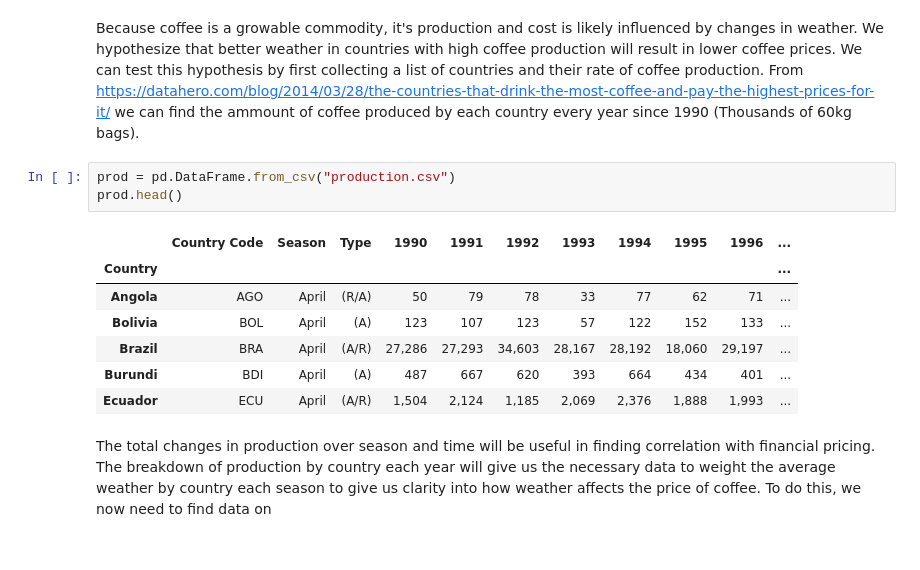
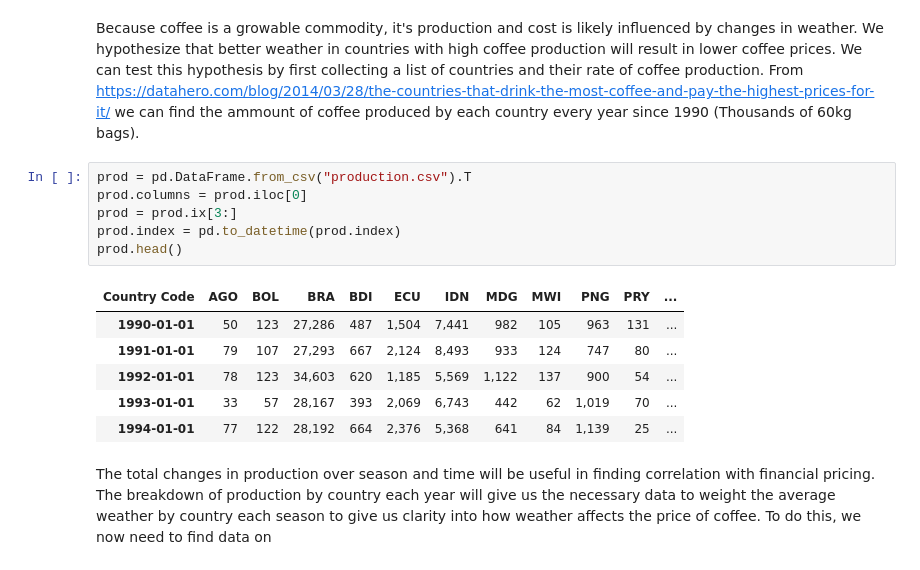
Before and after one commit to janezchen/coffee, a Jupyter notebook: coffee_weather.ipynb, the cells around one changed output. Drawn from its saved outputs; the diff is of its cells as text.

```diff
--- a/coffee_weather.ipynb
+++ b/coffee_weather.ipynb
@@ -98,16 +98,18 @@ resources:
 # %% [markdown]
 Because coffee is a growable commodity, it's production and cost is likely influenced by changes in weather. We hypothesize that better weather in countries with high coffee production will result in lower coffee prices. We can test this hypothesis by first collecting a list of countries and their rate of coffee production. From https://datahero.com/blog/2014/03/28/the-countries-that-drink-the-most-coffee-and-pay-the-highest-prices-for-it/ we can find the ammount of coffee produced by each country every year since 1990 (Thousands of 60kg bags).
 # %%
-prod = pd.DataFrame.from_csv("production.csv")
+prod = pd.DataFrame.from_csv("production.csv").T
+prod.columns = prod.iloc[0]
+prod = prod.ix[3:]
+prod.index = pd.to_datetime(prod.index)
 prod.head()
 # %% [output]
-|  | Country Code | Season | Type | 1990 | 1991 | 1992 | 1993 | 1994 | 1995 | 1996 | ... |
-| Country |  |  |  |  |  |  |  |  |  |  | ... |
-| Angola | AGO | April | (R/A) | 50 | 79 | 78 | 33 | 77 | 62 | 71 | ... |
-| Bolivia | BOL | April | (A) | 123 | 107 | 123 | 57 | 122 | 152 | 133 | ... |
-| Brazil | BRA | April | (A/R) | 27,286 | 27,293 | 34,603 | 28,167 | 28,192 | 18,060 | 29,197 | ... |
-| Burundi | BDI | April | (A) | 487 | 667 | 620 | 393 | 664 | 434 | 401 | ... |
-| Ecuador | ECU | April | (A/R) | 1,504 | 2,124 | 1,185 | 2,069 | 2,376 | 1,888 | 1,993 | ... |
+| Country Code | AGO | BOL | BRA | BDI | ECU | IDN | MDG | MWI | PNG | PRY | ... |
+| 1990-01-01 | 50 | 123 | 27,286 | 487 | 1,504 | 7,441 | 982 | 105 | 963 | 131 | ... |
+| 1991-01-01 | 79 | 107 | 27,293 | 667 | 2,124 | 8,493 | 933 | 124 | 747 | 80 | ... |
+| 1992-01-01 | 78 | 123 | 34,603 | 620 | 1,185 | 5,569 | 1,122 | 137 | 900 | 54 | ... |
+| 1993-01-01 | 33 | 57 | 28,167 | 393 | 2,069 | 6,743 | 442 | 62 | 1,019 | 70 | ... |
+| 1994-01-01 | 77 | 122 | 28,192 | 664 | 2,376 | 5,368 | 641 | 84 | 1,139 | 25 | ... |
 # %% [markdown]
 The total changes in production over season and time will be useful in finding correlation with financial pricing. The breakdown of production by country each year will give us the necessary data to weight the average weather by country each season to give us clarity into how weather affects the price of coffee. To do this, we now need to find data on
 # %% [markdown]
```
Also changed, not shown: parts of 20 cells of this notebook, 1 other file.
